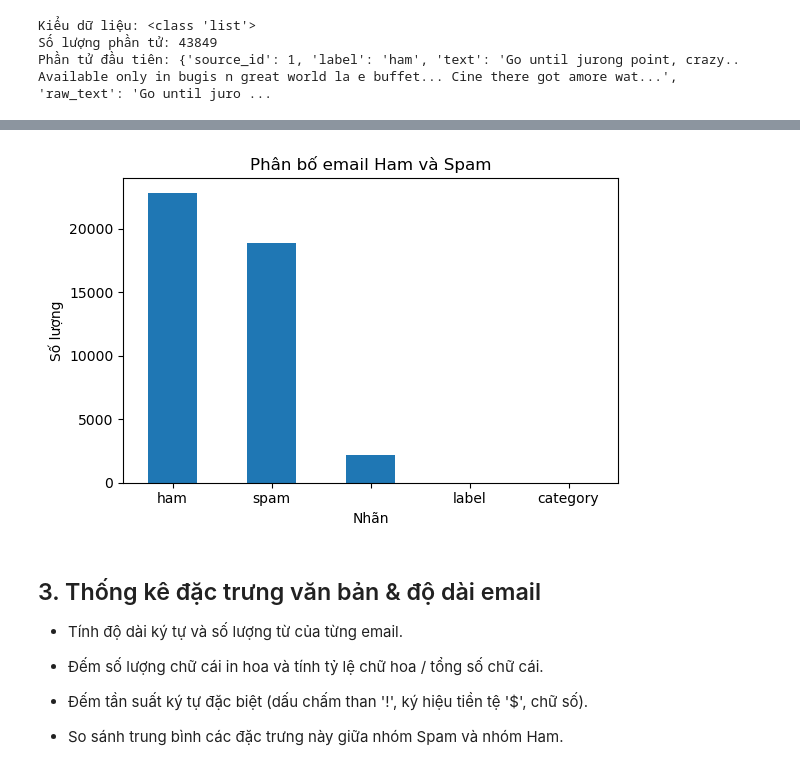
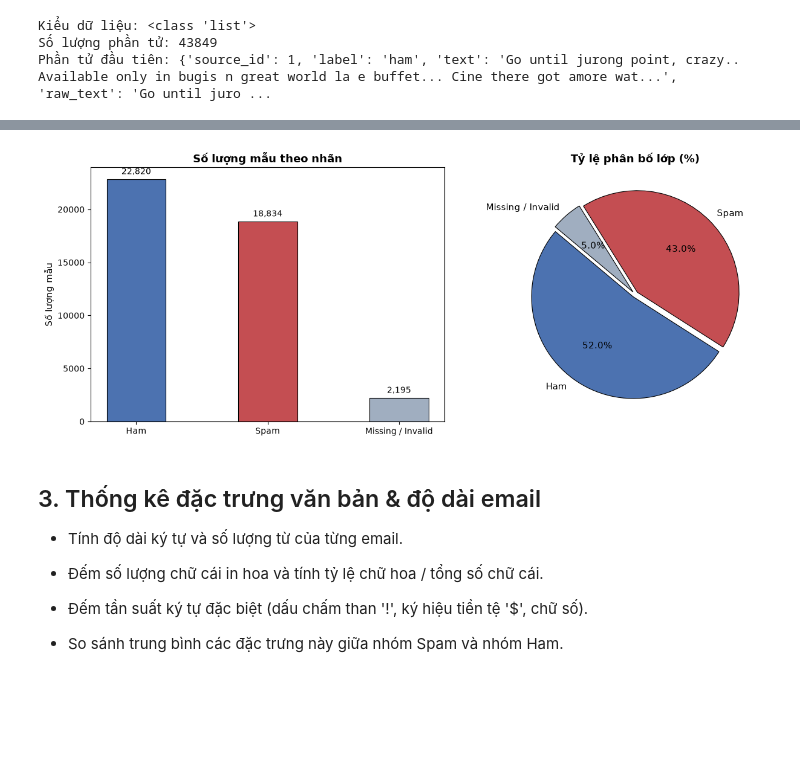
Before and after one commit to iamtien77/spam_classifier, a Jupyter notebook: notebooks/01_eda.ipynb, the cells around one changed output, grey strips where cells are left out. Drawn from its saved outputs; the diff is of its cells as text; code cells hidden in the pictures; blank space fills up the shorter version.

```diff
--- a/notebooks/01_eda.ipynb
+++ b/notebooks/01_eda.ipynb
@@ -279,8 +275,9 @@ plot_top_words(df, top_n=15)
 # %%
 # Vẽ biểu đồ phân bố
-plot_class_distribution(df)
+import src.evaluation.visualization as viz
+viz.plot_class_distribution(df)
 # %% [output]
-[figure, old version]
+[figure, new version]
 # %% [markdown]
 ## 3. Thống kê đặc trưng văn bản & độ dài email
 
```
Also changed, not shown: parts of 15 cells of this notebook, 6 other files.
